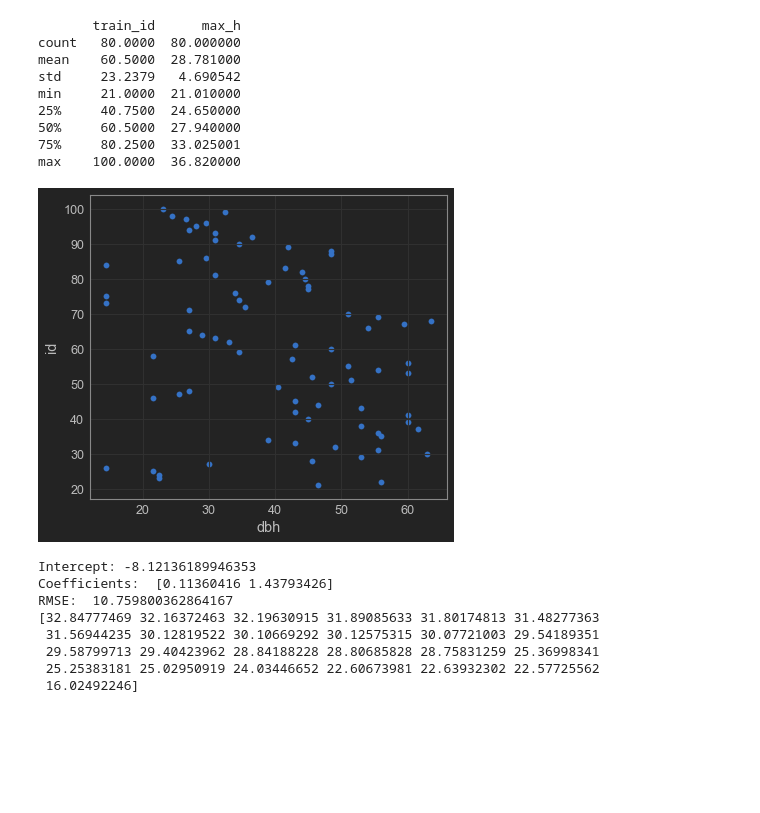
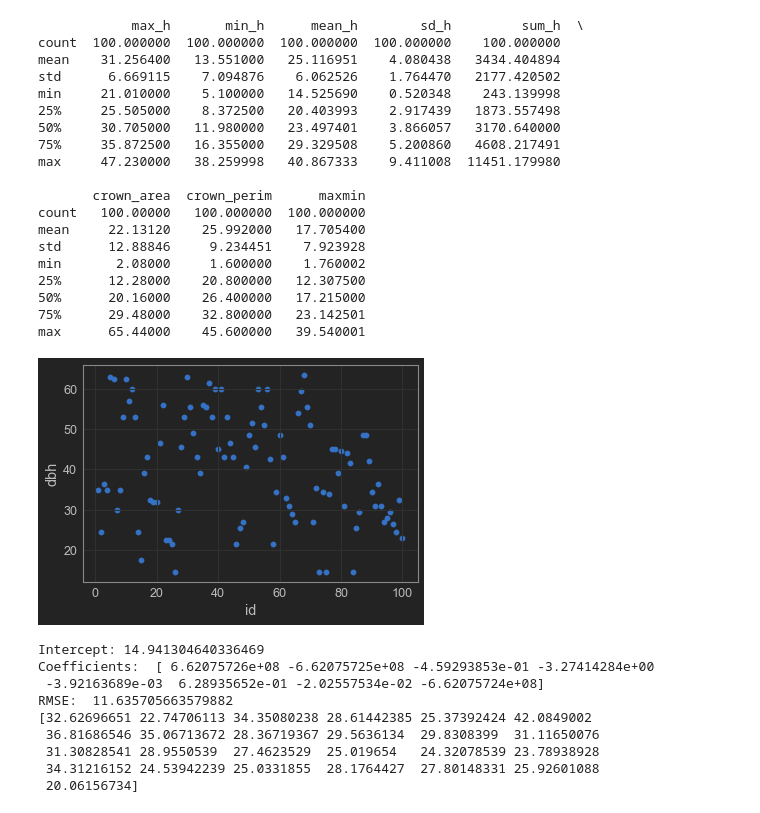
Before and after one commit to Ark-OU/Kaggle, a Jupyter notebook: GE_Kaggle01/SGDR_max-min.ipynb, the cells around one changed output. Saved outputs shown, nothing was run; the diff lists cells and outputs as text; code cells hidden in the pictures; blank space fills up the shorter version.

```diff
--- a/GE_Kaggle01/SGDR_max-min.ipynb
+++ b/GE_Kaggle01/SGDR_max-min.ipynb
@@ -6,40 +6,51 @@ import pandas as pd
 from sklearn import svm
 import matplotlib.pyplot as plt
 # %%
-train = pd.read_csv("./train_max.csv")
-test = pd.read_csv("./test_max.csv")
+train = pd.read_csv("./train_maxmin.csv")
+test = pd.read_csv("./test_maxmin.csv")
 train_id = train["train_id"]
 target = train["dbh"]
-train = train.drop(["dbh"],axis=1)
+train = train.drop(["dbh","train_id"],axis=1)
 test_id = test["test_id"]
+test = test.drop(["test_id"],axis=1)
 print(train.describe())
 # %% [output]
-       train_id      max_h
-count   80.0000  80.000000
-mean    60.5000  28.781000
-std     23.2379   4.690542
-min     21.0000  21.010000
-25%     40.7500  24.650000
-50%     60.5000  27.940000
-75%     80.2500  33.025001
-max    100.0000  36.820000
+            max_h       min_h      mean_h        sd_h         sum_h  \
+count  100.000000  100.000000  100.000000  100.000000    100.000000
+mean    31.256400   13.551000   25.116951    4.080438   3434.404894
+std      6.669115    7.094876    6.062526    1.764470   2177.420502
+min     21.010000    5.100000   14.525690    0.520348    243.139998
+25%     25.505000    8.372500   20.403993    2.917439   1873.557498
+50%     30.705000   11.980000   23.497401    3.866057   3170.640000
+75%     35.872500   16.355000   29.329508    5.200860   4608.217491
+max     47.230000   38.259998   40.867333    9.411008  11451.179980
+
+       crown_area  crown_perim      maxmin
+count   100.00000   100.000000  100.000000
+mean     22.13120    25.992000   17.705400
+std      12.88846     9.234451    7.923928
+min       2.08000     1.600000    1.760002
+25%      12.28000    20.800000   12.307500
+50%      20.16000    26.400000   17.215000
+75%      29.48000    32.800000   23.142501
+max      65.44000    45.600000   39.540001
 # %%
 import matplotlib.pyplot as plt
-x = target
-y = train_id
+x = train_id
+y = target
 plt.scatter(x,y)
-plt.xlabel("dbh")
-plt.ylabel("id")
+plt.xlabel("id")
+plt.ylabel("dbh")
 plt.show()
 # %% [output]
-[figure, old version]
+[figure, new version]
 # %%
 from sklearn.linear_model import LinearRegression
 from sklearn.model_selection import KFold
 from sklearn.metrics import mean_squared_error
 from statistics import mean
 
-kf = KFold(n_splits=50,random_state=0)
+kf = KFold(n_splits=100,random_state=0)
 rmse = []
 pred = []
 
@@ -58,14 +69,15 @@ print("RMSE: ", mean(rmse))
 predict = np.mean(pred,axis=0)
 print(predict)
 # %% [output]
-Intercept: -8.12136189946353
-Coefficients:  [0.11360416 1.43793426]
-RMSE:  10.759800362864167
-[32.84777469 32.16372463 32.19630915 31.89085633 31.80174813 31.48277363
- 31.56944235 30.12819522 30.10669292 30.12575315 30.07721003 29.54189351
- 29.58799713 29.40423962 28.84188228 28.80685828 28.75831259 25.36998341
- 25.25383181 25.02950919 24.03446652 22.60673981 22.63932302 22.57725562
- 16.02492246]
+Intercept: 14.941304640336469
+Coefficients:  [ 6.62075726e+08 -6.62075725e+08 -4.59293853e-01 -3.27414284e+00
+ -3.92163689e-03  6.28935652e-01 -2.02557534e-02 -6.62075724e+08]
+RMSE:  11.635705663579882
+[32.62696651 22.74706113 34.35080238 28.61442385 25.37392424 42.0849002
+ 36.81686546 35.06713672 28.36719367 29.5636134  29.8308399  31.11650076
+ 31.30828541 28.9550539  27.4623529  25.019654   24.32078539 23.78938928
+ 34.31216152 24.53942239 25.0331855  28.1764427  27.80148331 25.92601088
+ 20.06156734]
 # %%
 plt.scatter(train_id,target,color="blue",label="real_train")
 plt.scatter(train_id,regr.predict(train),color="red",label="pred_train")
```
Also changed, not shown: parts of 1 cell of this notebook, 3 other files.
